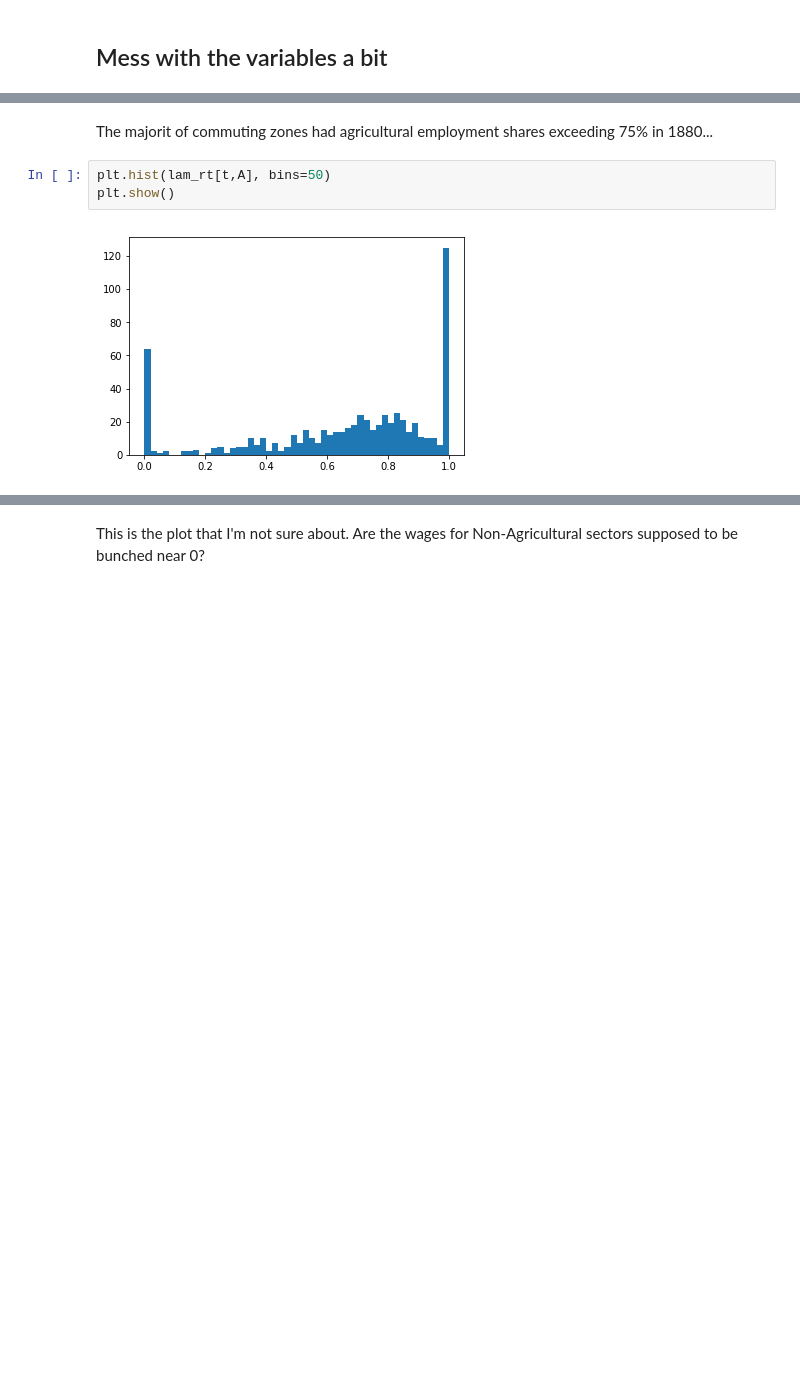
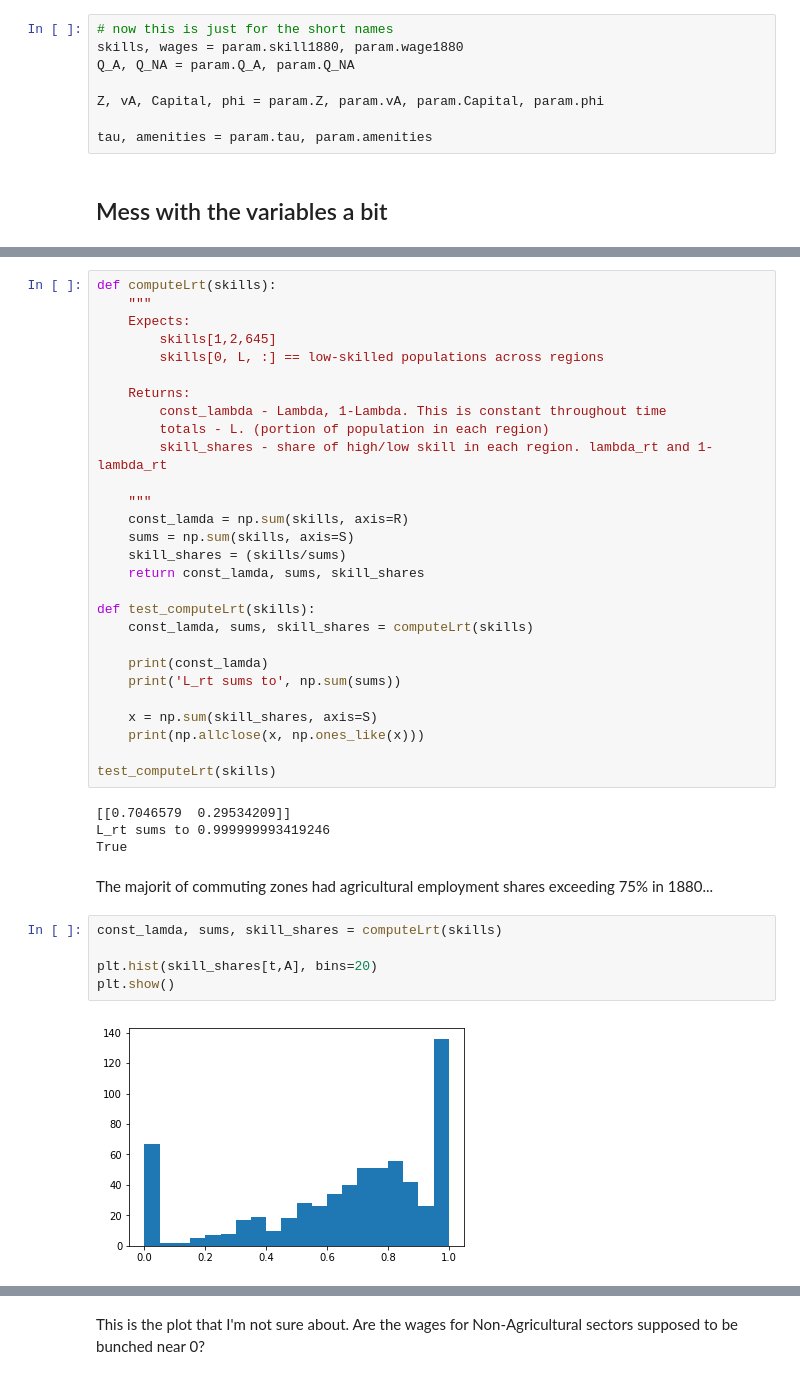
Before and after one commit to mwufi/spatial-structural-change, a Jupyter notebook: Condensed.ipynb, the cells around one changed output, grey strips where cells are left out. Saved outputs shown, nothing was run; the diff lists cells and outputs as text; blank space fills up the shorter version.

Commit message:
Normalize prices, do lots of checks, run 3rd pass over the code, etcgit add parameters.py

```diff
--- a/Condensed.ipynb
+++ b/Condensed.ipynb
@@ -95,3 +57,11 @@ amenities = read_matrix("amenities")
+# %%
+# now this is just for the short names
+skills, wages = param.skill1880, param.wage1880
+Q_A, Q_NA = param.Q_A, param.Q_NA
+
+Z, vA, Capital, phi = param.Z, param.vA, param.Capital, param.phi
+
+tau, amenities = param.tau, param.amenities
 # %% [markdown]
 ## Mess with the variables a bit
 # %%
@@ -148,7 +173,41 @@ array([[0.7046579 , 0.29534209]])
+# %%
+def computeLrt(skills):
+    """
+    Expects:
+        skills[1,2,645]
+        skills[0, L, :] == low-skilled populations across regions
+
+    Returns:
+        const_lambda - Lambda, 1-Lambda. This is constant throughout time
+        totals - L. (portion of population in each region)
+        skill_shares - share of high/low skill in each region. lambda_rt and 1-lambda_rt
+
+    """
+    const_lamda = np.sum(skills, axis=R)
+    sums = np.sum(skills, axis=S)
+    skill_shares = (skills/sums)
+    return const_lamda, sums, skill_shares
+
+def test_computeLrt(skills):
+    const_lamda, sums, skill_shares = computeLrt(skills)
+
+    print(const_lamda)
+    print('L_rt sums to', np.sum(sums))
+
+    x = np.sum(skill_shares, axis=S)
+    print(np.allclose(x, np.ones_like(x)))
+
+test_computeLrt(skills)
+# %% [output]
+[[0.7046579  0.29534209]]
+L_rt sums to 0.999999993419246
+True
 # %% [markdown]
 The majorit of commuting zones had agricultural employment shares exceeding 75% in 1880...
 # %%
-plt.hist(lam_rt[t,A], bins=50)
+const_lamda, sums, skill_shares = computeLrt(skills)
+
+plt.hist(skill_shares[t,A], bins=20)
 plt.show()
 # %% [output]
-[figure, old version]
+[figure, new version]
```
Also changed, not shown: parts of 61 cells of this notebook, 2 other files.
